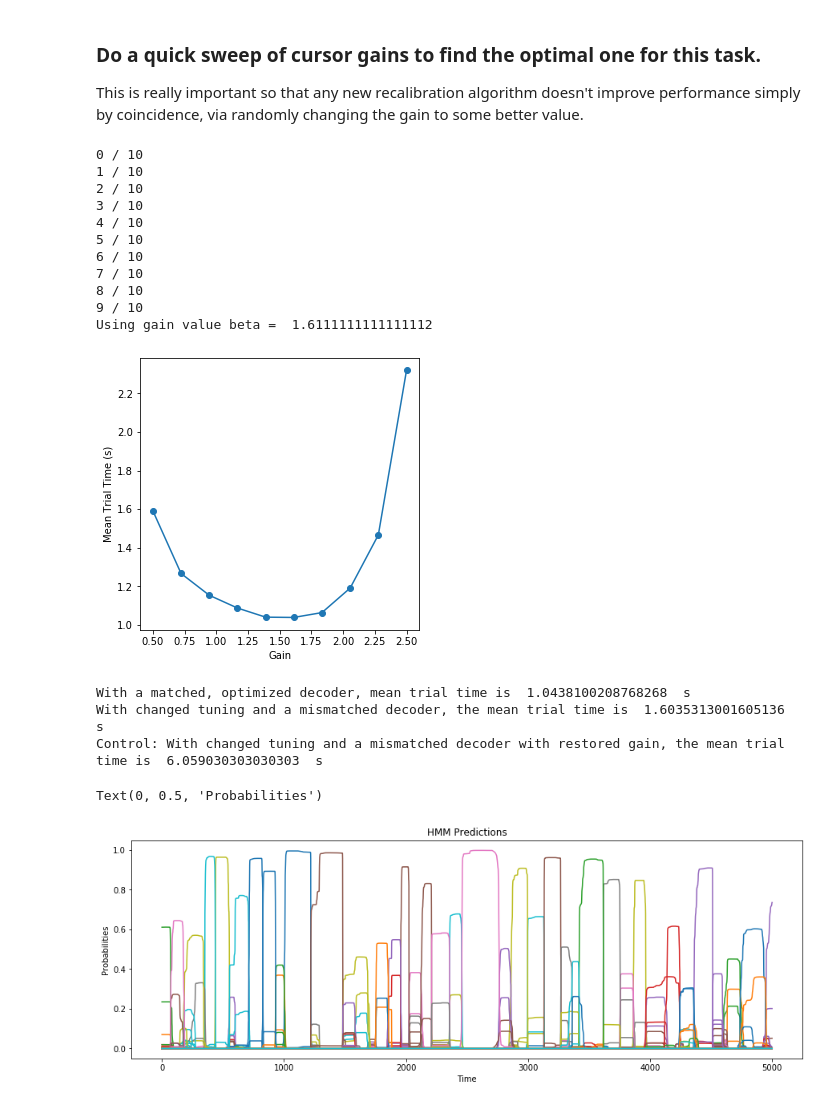
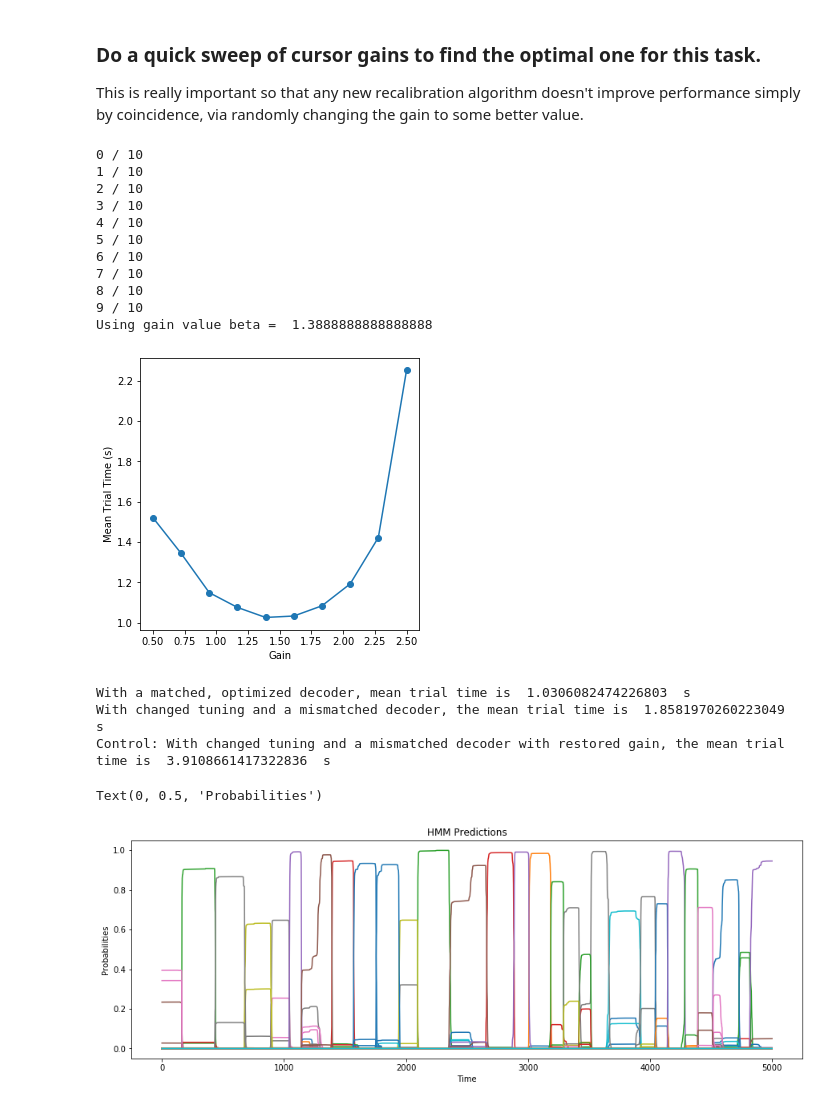
Before and after one commit to guyhwilson/nonstationarities, a Jupyter notebook: code/ClosedLoop_Simulator/HMM_example.ipynb, the cells around one changed output. Cells and saved outputs as stored; diff of their text form; code cells hidden in the pictures.

```diff
--- a/code/ClosedLoop_Simulator/HMM_example.ipynb
+++ b/code/ClosedLoop_Simulator/HMM_example.ipynb
@@ -28,7 +29,7 @@ ModuleNotFoundError: No module named 'plotting_utils'
 We make sure that the last two columns are orthogonal (uniformly distributed PDs)
 and that the tuning strength is set to 1 (norm of the column is 1). '''
 
-nUnits        = 100
+nUnits        = 192
 SNR           = 1
 
 initialTuning = generateUnits(n_units = nUnits, SNR = SNR)
@@ -111,8 +112,8 @@ print('Using gain value beta = ', beta)
 7 / 10
 8 / 10
 9 / 10
-Using gain value beta =  1.6111111111111112
+Using gain value beta =  1.3888888888888888
-[figure, old version]
+[figure, new version]
 # %%
 # Simulate BCI performance with matched neural tuning and decoder, and an optimized gain
 nSimSteps = 100000
@@ -142,51 +143,42 @@ posTraj_control, velTraj_control, rawDecTraj_control, conTraj_control, targTraj_
 
 print('Control: With changed tuning and a mismatched decoder with restored gain, the mean trial time is ', np.mean(ttt_control), ' s')
 # %% [output]
-With a matched, optimized decoder, mean trial time is  1.0438100208768268  s
-With changed tuning and a mismatched decoder, the mean trial time is  1.6035313001605136  s
-Control: With changed tuning and a mismatched decoder with restored gain, the mean trial time is  6.059030303030303  s
+With a matched, optimized decoder, mean trial time is  1.0306082474226803  s
+With changed tuning and a mismatched decoder, the mean trial time is  1.8581970260223049  s
+Control: With changed tuning and a mismatched decoder with restored gain, the mean trial time is  3.9108661417322836  s
 # %%
 '''
 Here we se a simple HMM to infer the user's intended targets from the raw (unsmoothed) decoded velocity vectors & cursor positions alone.
 Each HMM state corresponds to one target location on a grid. First, get the grid of target locations.'''
 
 gridSize    = 20
-X_loc,Y_loc = np.meshgrid(np.linspace(-0.5, 0.5, gridSize), np.linspace(-0.5, 0.5, gridSize))
-targLocs    = np.vstack([np.ravel(X_loc), np.ravel(Y_loc[:])]).T
+stayProb    = 0.9999
 
-stayProb = 0.9999
-nStates  = gridSize**2
-
-#Define the state transition matrix, which has a large weight on the diagonal and small, uniform transition probabilities to other targets.
-stateTrans = np.eye(nStates)*stayProb
-
-for x in range(nStates):
-    idx                = np.setdiff1d(np.arange(nStates), x)
-    stateTrans[x, idx] = (1-stayProb)/(nStates-1)
-
-pStateStart = np.zeros((nStates,1)) + 1/nStates
+nStates                 = gridSize**2
+targLocs                = generateTargetGrid(gridSize = gridSize)
+stateTrans, pStateStart = generateTransitionMatrix(gridSize = gridSize, stayProb = stayProb)
 
 # Precision parameter for the von mises distribution.
 vmKappa = 2
 
 '''
 Infer target locations from the raw decoder output and cursor positions using the viterbi algorithm (finds most likely sequence) and the
 forwards/backwards algorithm (to find the probabilities). These are custom functions that I made by modifying the MATLAB hmm routines
 (hmmviterbi & hmmdecode). '''
 
 targStates, logP = hmmviterbi_vonmises(rawDecTraj_new, stateTrans, targLocs, posTraj_new, pStateStart, vmKappa)
 pTargState, pSeq = hmmdecode_vonmises(rawDecTraj_new, stateTrans, targLocs, posTraj_new, pStateStart, vmKappa)
 
 
 #We can find time periods of high certainty, which may be of interest.
 maxProb     = np.max(pTargState, axis = 0)
 highProbIdx = np.where(maxProb > 0.8)[0]
 
 figSize(5, 15)
 _ = plt.plot(pTargState[:, :5000].T)
 plt.title('HMM Predictions')
 plt.xlabel('Time')
 plt.ylabel('Probabilities')
 # %% [output]
 Text(0, 0.5, 'Probabilities')
-[figure, old version]
+[figure, new version]
```
Also changed, not shown: parts of 5 cells of this notebook, 7 other files.
